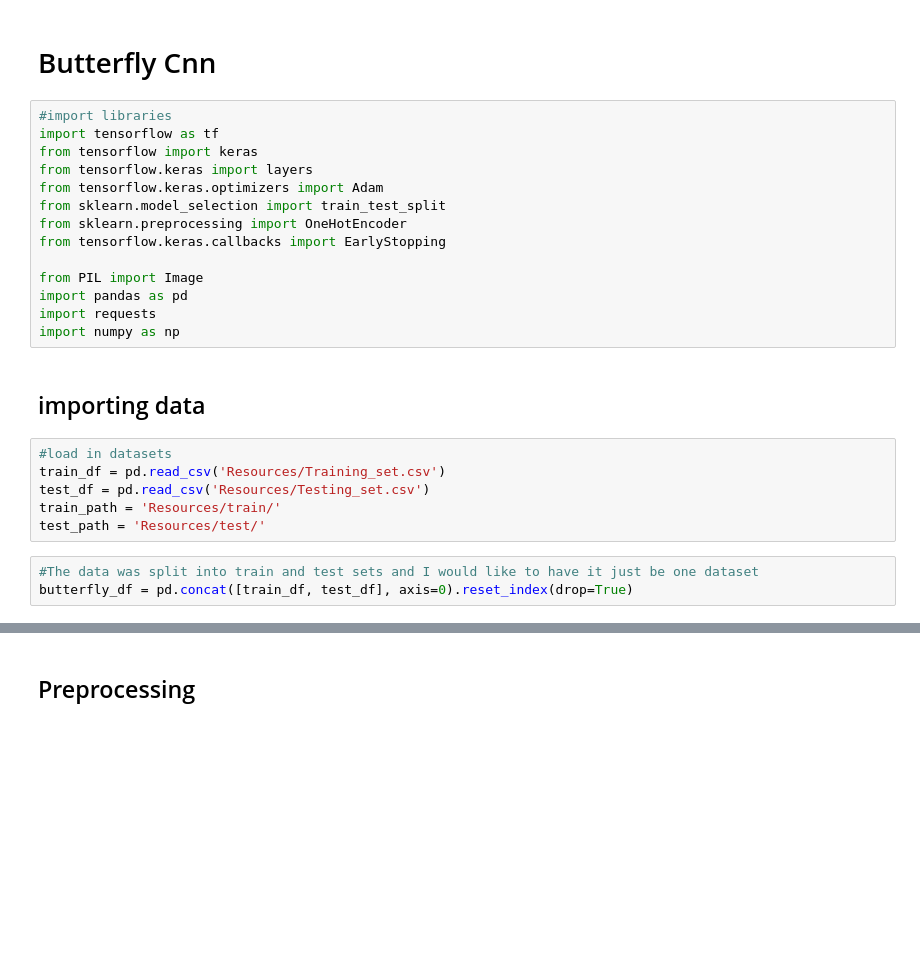
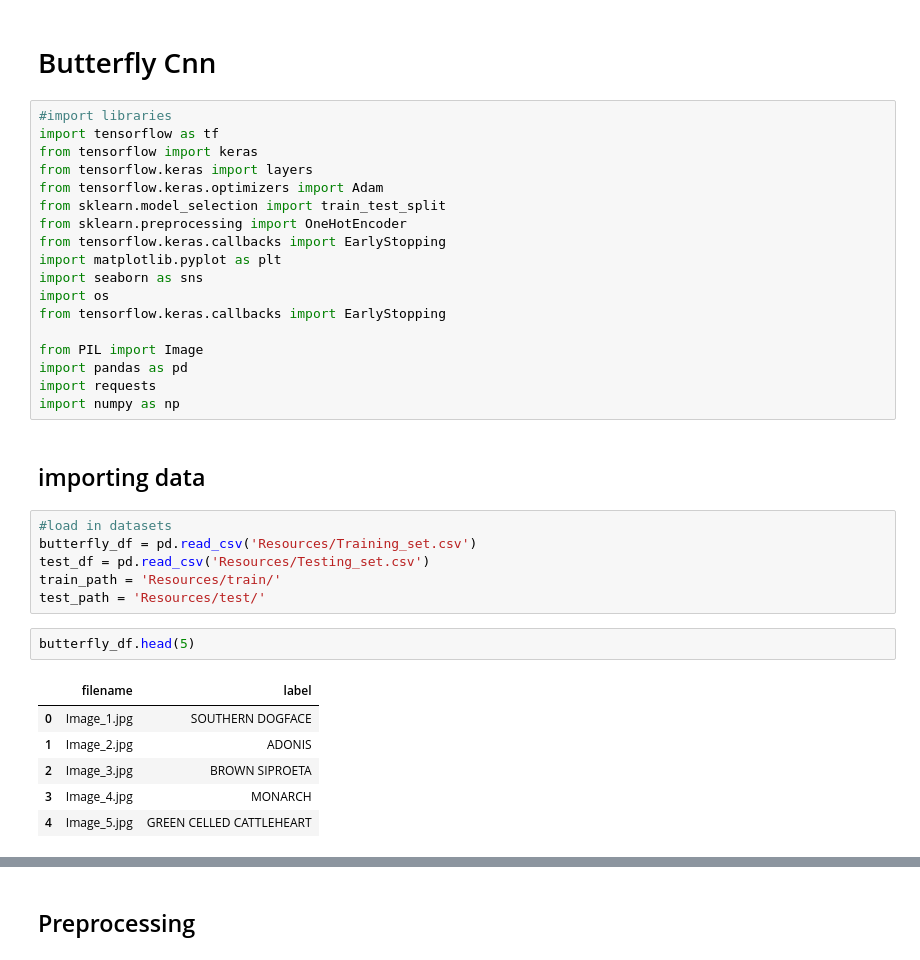
Before and after one commit to Kaidon04/Butterfly-image-classification, a Jupyter notebook: Butterfly_cnn .ipynb, the cells around one changed output, grey strips where cells are left out. Saved outputs shown, nothing was run; the diff lists cells and outputs as text; blank space fills up the shorter version.

```diff
--- a/Butterfly_cnn .ipynb
+++ b/Butterfly_cnn .ipynb
@@ -9,6 +9,10 @@ from tensorflow.keras.optimizers import Adam
 from sklearn.model_selection import train_test_split
 from sklearn.preprocessing import OneHotEncoder
 from tensorflow.keras.callbacks import EarlyStopping
+import matplotlib.pyplot as plt
+import seaborn as sns
+import os
+from tensorflow.keras.callbacks import EarlyStopping
 
 from PIL import Image
 import pandas as pd
@@ -18,11 +22,17 @@ import numpy as np
 ## importing data
 # %%
 #load in datasets
-train_df = pd.read_csv('Resources/Training_set.csv')
+butterfly_df = pd.read_csv('Resources/Training_set.csv')
 test_df = pd.read_csv('Resources/Testing_set.csv')
 train_path = 'Resources/train/'
 test_path = 'Resources/test/'
-# %%
-#The data was split into train and test sets and I would like to have it just be one dataset
-butterfly_df = pd.concat([train_df, test_df], axis=0).reset_index(drop=True)
+# %%
+butterfly_df.head(5)
+# %% [output]
+|  | filename | label |
+| 0 | Image_1.jpg | SOUTHERN DOGFACE |
+| 1 | Image_2.jpg | ADONIS |
+| 2 | Image_3.jpg | BROWN SIPROETA |
+| 3 | Image_4.jpg | MONARCH |
+| 4 | Image_5.jpg | GREEN CELLED CATTLEHEART |
 # %%
```
Also changed, not shown: parts of 20 cells of this notebook, 3 other files.
